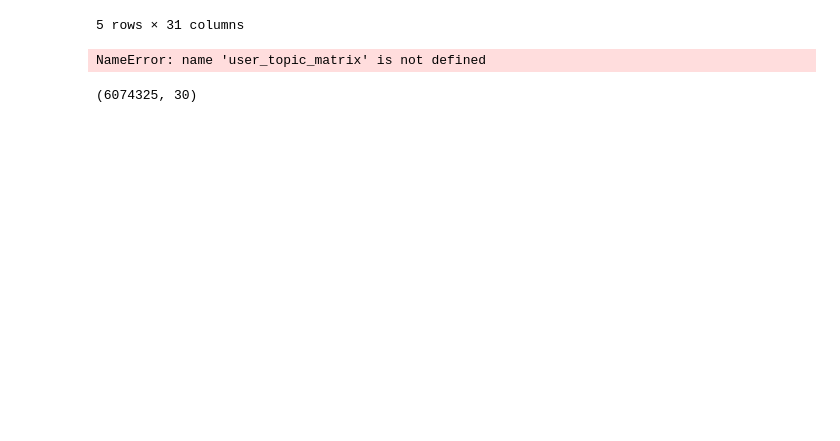
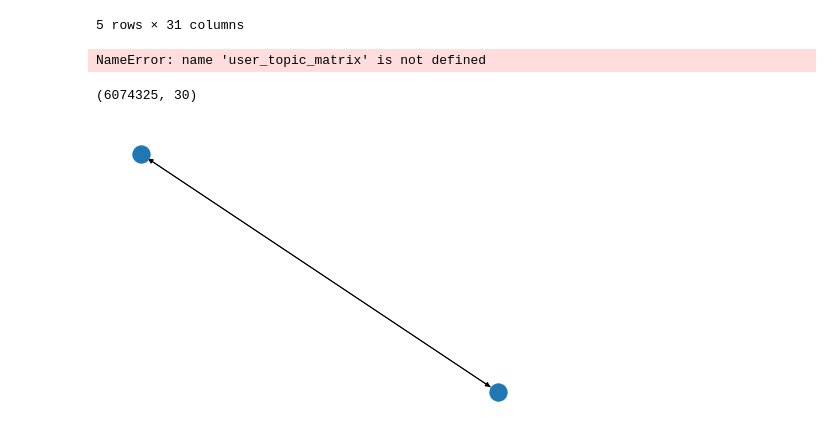
Before and after one commit to community-detection/Community-Detection, a Jupyter notebook: Stage 2-(NLP-Analysis)/user_analysis/User-Analysis.ipynb, the cells around one changed output. Drawn from its saved outputs; the diff is of its cells as text; code cells hidden in the pictures; blank space fills up the shorter version.

```diff
--- a/Stage 2-(NLP-Analysis)/user_analysis/User-Analysis.ipynb
+++ b/Stage 2-(NLP-Analysis)/user_analysis/User-Analysis.ipynb
@@ -148,3 +438,19 @@ user_topic_matrix.shape
 (6074325, 30)
 # %%
 user_topic_matrix.to_parquet('./../../../user_topic_matrix.parquet.gzip', compression='gzip')
+# %%
+import networkx as nx
+import matplotlib.pyplot as plt
+G = nx.DiGraph() #or G = nx.MultiDiGraph()
+G.add_node('A')
+G.add_node('B')
+G.add_edge('A', 'B')
+G.add_edge('B', 'A')
+G.add_edge('B', 'A')
+# %%
+pos = nx.spring_layout(G)
+nx.draw(G, pos)
+
+plt.show()
+# %% [output]
+[figure, added]
```
Also changed, not shown: parts of 46 cells of this notebook, 2 other files.
